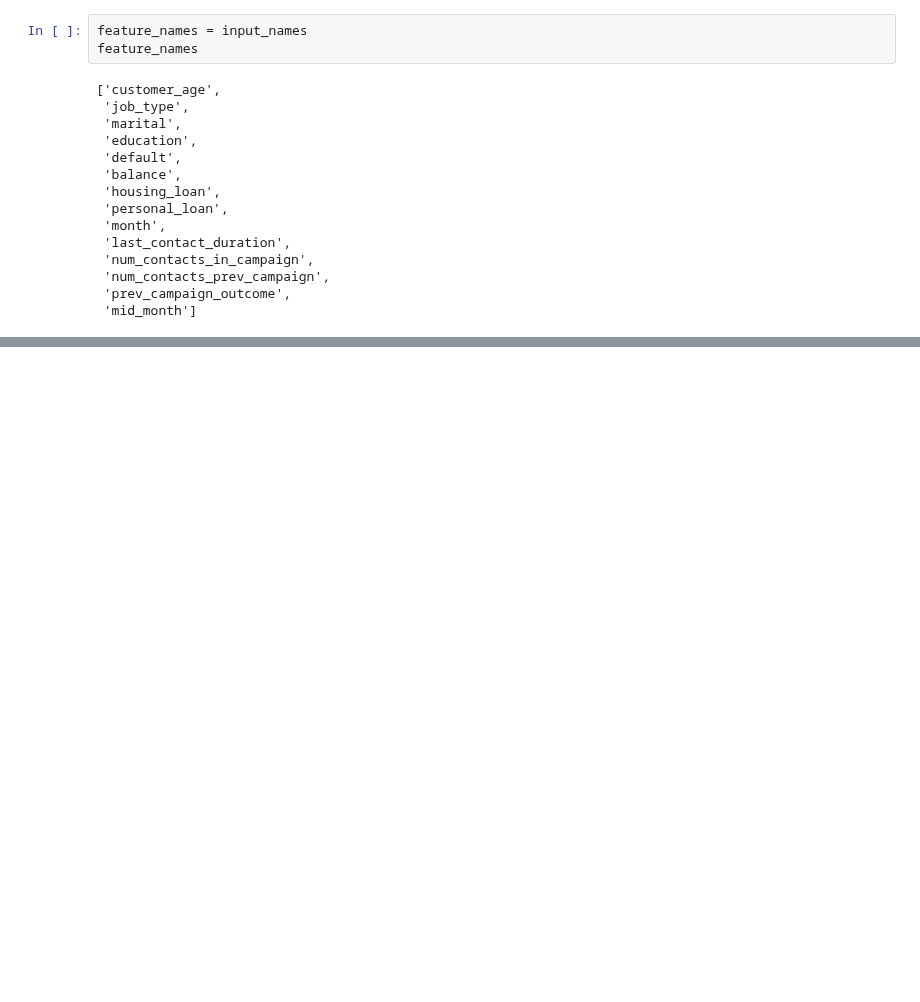
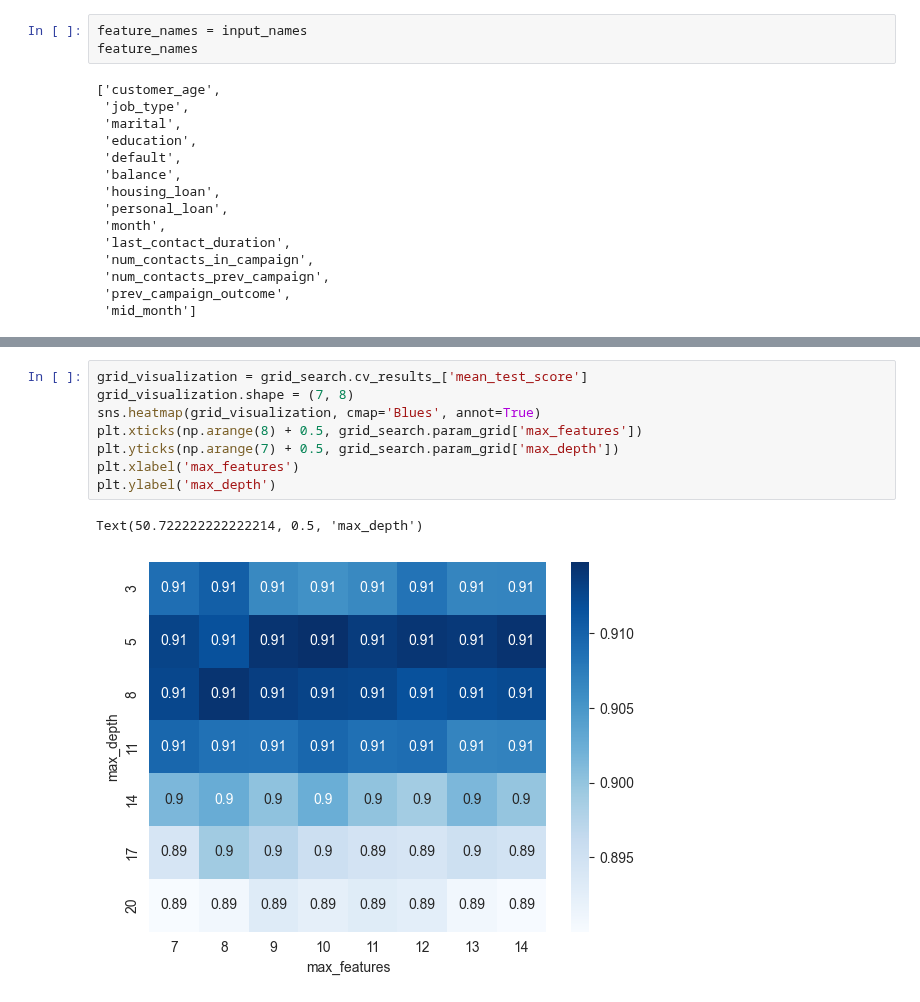
Before and after one commit to brunabrasil/FEUP-IA, a Jupyter notebook: project2/decisionTree.ipynb, the cells around one changed output, grey strips where cells are left out. Cells and saved outputs as stored; diff of their text form; blank space fills up the shorter version.

```diff
--- a/project2/decisionTree.ipynb
+++ b/project2/decisionTree.ipynb
@@ -108,0 +172,11 @@ feature_importance
+# %%
+grid_visualization = grid_search.cv_results_['mean_test_score']
+grid_visualization.shape = (7, 8)
+sns.heatmap(grid_visualization, cmap='Blues', annot=True)
+plt.xticks(np.arange(8) + 0.5, grid_search.param_grid['max_features'])
+plt.yticks(np.arange(7) + 0.5, grid_search.param_grid['max_depth'])
+plt.xlabel('max_features')
+plt.ylabel('max_depth')
+# %% [output]
+Text(50.722222222222214, 0.5, 'max_depth')
+[figure, added]
```
Also changed, not shown: parts of 14 cells of this notebook, 2 other files.
